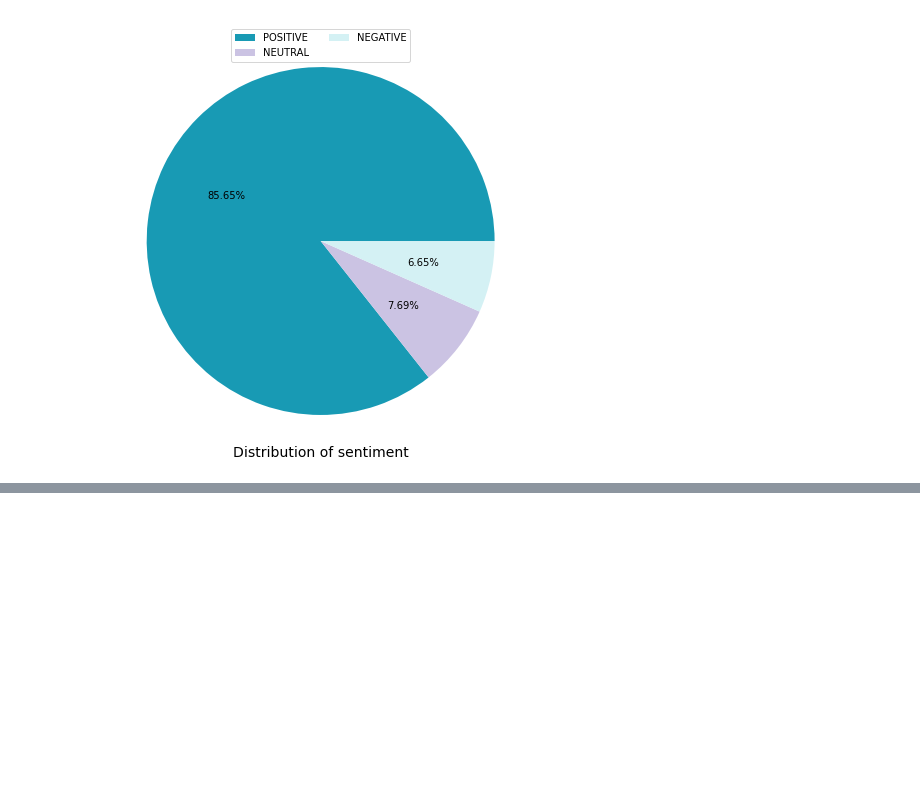
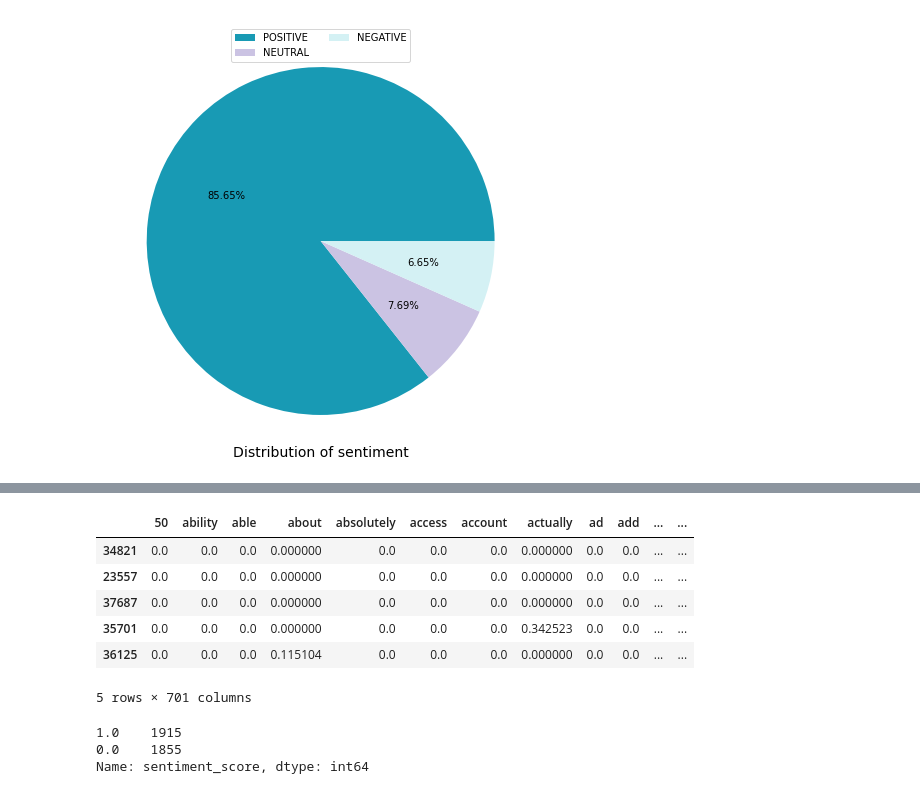
Before and after one commit to unnissamehr/imageprocessiing, a Jupyter notebook: APR.ipynb, the cells around one changed output, grey strips where cells are left out. Saved outputs shown, nothing was run; the diff lists cells and outputs as text; code cells hidden in the pictures; blank space fills up the shorter version.

```diff
--- a/APR.ipynb
+++ b/APR.ipynb
@@ -365,0 +646,18 @@ plt.show()
+# %%
+target_count = train_data['sentiment_score'].value_counts()
+negative_class = train_data[train_data['sentiment_score'] == 0]
+positive_class = train_data[train_data['sentiment_score'] == 1]
+
+negative_over = negative_class.sample(target_count[1], replace=True)
+
+df_train_over = pd.concat([positive_class, negative_over], axis=0)
+df_train_over = shuffle(df_train_over)
+df_train_over.head()
+# %% [output]
+|  | 50 | ability | able | about | absolutely | access | account | actually | ad | add | ... | ... |
+| 34821 | 0.0 | 0.0 | 0.0 | 0.000000 | 0.0 | 0.0 | 0.0 | 0.000000 | 0.0 | 0.0 | ... | ... |
+| 23557 | 0.0 | 0.0 | 0.0 | 0.000000 | 0.0 | 0.0 | 0.0 | 0.000000 | 0.0 | 0.0 | ... | ... |
+| 37687 | 0.0 | 0.0 | 0.0 | 0.000000 | 0.0 | 0.0 | 0.0 | 0.000000 | 0.0 | 0.0 | ... | ... |
+| 35701 | 0.0 | 0.0 | 0.0 | 0.000000 | 0.0 | 0.0 | 0.0 | 0.342523 | 0.0 | 0.0 | ... | ... |
+| 36125 | 0.0 | 0.0 | 0.0 | 0.115104 | 0.0 | 0.0 | 0.0 | 0.000000 | 0.0 | 0.0 | ... | ... |
+5 rows × 701 columns
@@ -365,0 +666,6 @@ plt.show()
+# %%
+df_train_over['sentiment_score'].value_counts()
+# %% [output]
+1.0    1915
+0.0    1855
+Name: sentiment_score, dtype: int64
```
Also changed, not shown: parts of 35 cells of this notebook.
